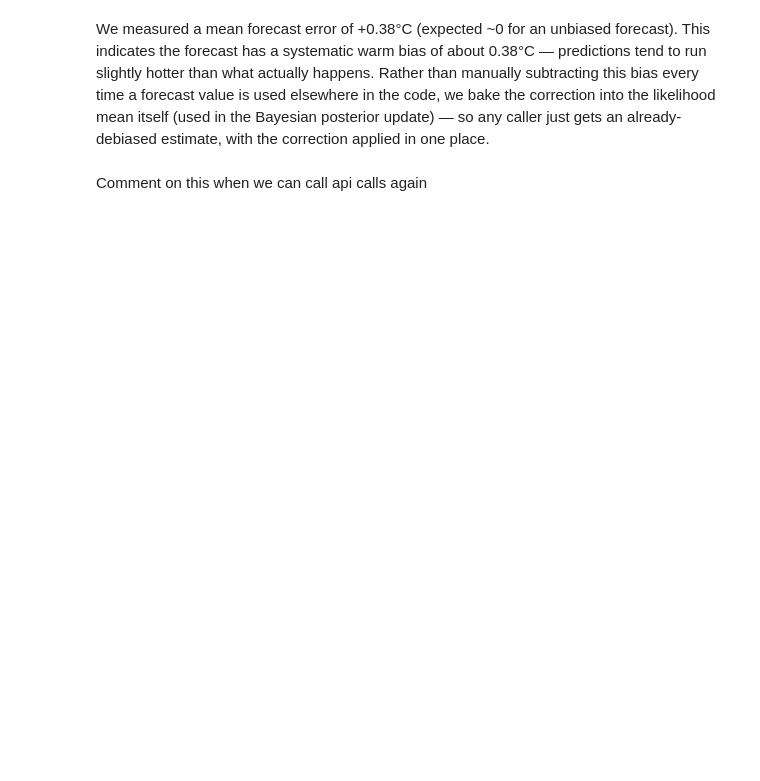
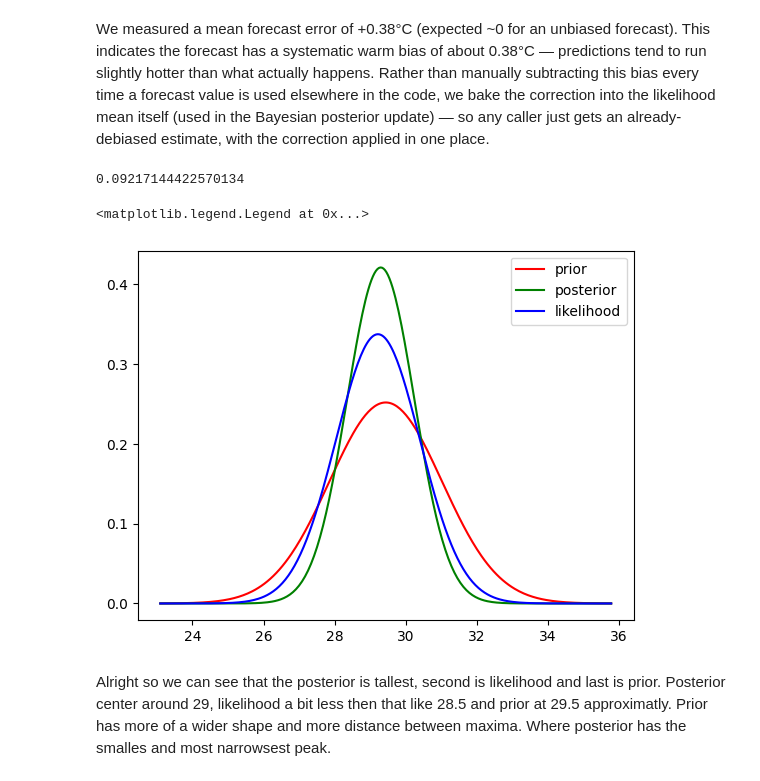
Before and after one commit to GabbeBytes19/Quant-Summer-Project, a Jupyter notebook: notebooks/04_Bayesian_Inference.ipynb, the cells around one changed output. Drawn from its saved outputs; the diff is of its cells as text; code cells hidden in the pictures; blank space fills up the shorter version.

```diff
--- a/notebooks/04_Bayesian_Inference.ipynb
+++ b/notebooks/04_Bayesian_Inference.ipynb
@@ -15,6 +15,7 @@ get_tommorows_wheather,
 pair_dataframes,compute_forecast_error,
 fetch_previous_forecast_data,
 get_daily_max,
+call_fetcher_functions,
 )
 
 from data.cleaner import clean_data
@@ -31,32 +32,11 @@ FORECAST_START,
 FORECAST_END
 )
 
-fetcher.fetch_data = lambda *args, **kwargs: synthetic_actual_df()
-fetcher.fetch_previous_forecast_data = lambda *args, **kwargs: synthetic_previous_df()
-fetcher.get_tommorows_wheather = lambda *args, **kwargs: 30
+#fetcher.fetch_data = lambda *args, **kwargs: synthetic_actual_df()
+#fetcher.fetch_previous_forecast_data = lambda *args, **kwargs: synthetic_previous_df()
+#fetcher.get_tommorows_wheather = lambda *args, **kwargs: 30
 
+df_pair = call_fetcher_functions(FORECAST_START,FORECAST_END)
 
-
-df_previous = fetch_previous_forecast_data(FORECAST_START,FORECAST_END)
-df_daily = get_daily_max()
-
-
-
-df_raw = fetch_data(HISTORICAL_START,HISTORICAL_END)
-
-
-df_clean = clean_data(df_raw)
-
-
-df_event = add_event_column(df_clean)
-
-#df_tommorow = get_tommorows_wheather(TOMMORROWS_DATE)
-#print(df_tommorow)
-
-#df_historical = fetch_historical_forecest_data(FORECAST_START,FORECAST_END)
-#print(df_historical)
-df_pair = pair_dataframes()
 print(df_pair)
-df_compute_error,mean_error,error = compute_forecast_error()
-#print(f"This is the mean-error {mean_error}")
-#print(f"This is the error {error}")
+df_compute_error,mean_error,error = compute_forecast_error(df_pair)
@@ -64,8 +63,6 @@ df_compute_error,mean_error,error = compute_forecast_error()
 We measured a mean forecast error of +0.38°C (expected ~0 for an unbiased forecast). This indicates the forecast has a systematic warm bias of about 0.38°C — predictions tend to run slightly hotter than what actually happens.
 Rather than manually subtracting this bias every time a forecast value is used elsewhere in the code, we bake the correction into the likelihood mean itself (used in the Bayesian posterior update) — so any caller just gets an already-debiased estimate, with the correction applied in one place.
 # %%
-
-
 from models.bayesian_model import (
 bayesian_interference,
 posterior_probability,
@@ -77,35 +74,40 @@ posterior_probability,
 df_raw = fetch_data(HISTORICAL_START,HISTORICAL_END)
 
 
 df_clean = clean_data(df_raw)
 
 
 df_event = add_event_column(df_clean)
 
 
 df_temp_summer = filter_summer(df_event)
 
 df_temp_list = df_temp_summer["temperature_2m_max"].to_list()
 
+day = df_pair["date"].to_list()[-1]
 
-sigma_posterior, sigma_prior,sigma_forecast, my_posterior,my_prior,likelihood_mean = bayesian_interference(df_temp_list)
+sigma_posterior, sigma_prior,sigma_forecast, my_posterior,my_prior,likelihood_mean = bayesian_interference(df_temp_list,day,df_pair)
 
-P =  posterior_probability(df_temp_list,30.5,31.5)
+P =  posterior_probability(df_temp_list,day,df_pair,30.5,31.5)
 print(P)
 
 df_sorted = sorted(df_temp_list)
-sigma_posterior, sigma_prior,sigma_forecast, my_posterior,my_prior,likelihood_mean = bayesian_interference(df_sorted)
+sigma_posterior, sigma_prior,sigma_forecast, my_posterior,my_prior,likelihood_mean = bayesian_interference(df_sorted,day,df_pair)
 x_min = min(my_prior - 4*sigma_prior, likelihood_mean - 4*sigma_forecast, my_posterior - 4*sigma_posterior)
 x_max = max(my_prior + 4*sigma_prior, likelihood_mean + 4*sigma_forecast, my_posterior + 4*sigma_posterior)
 x = np.linspace(x_min, x_max, 300)
 
 df_norm1 = norm.pdf(x,my_prior,sigma_prior)
 df_norm2 = norm.pdf(x,my_posterior,sigma_posterior)
 df_norm3 = norm.pdf(x,likelihood_mean,sigma_forecast)
 plt.plot(x,df_norm1,color = 'r', label ='prior')
 plt.plot(x,df_norm2,color = 'g',label = 'posterior')
 plt.plot(x,df_norm3,color = 'b',label = 'likelihood')
 
 plt.legend()
+# %% [output]
+0.09217144422570134
+<matplotlib.legend.Legend at 0x...>
+[figure, added]
 # %% [markdown]
-Comment on this when we can call api calls again
+Alright so we can see that the posterior is tallest, second is likelihood and last is prior. Posterior center around 29, likelihood a bit less then that like 28.5 and prior at 29.5 approximatly. Prior has more of a wider shape and more distance between maxima. Where posterior has the smalles and most narrowsest peak.
```
Also changed, not shown: parts of 1 cell of this notebook, 5 other files.
